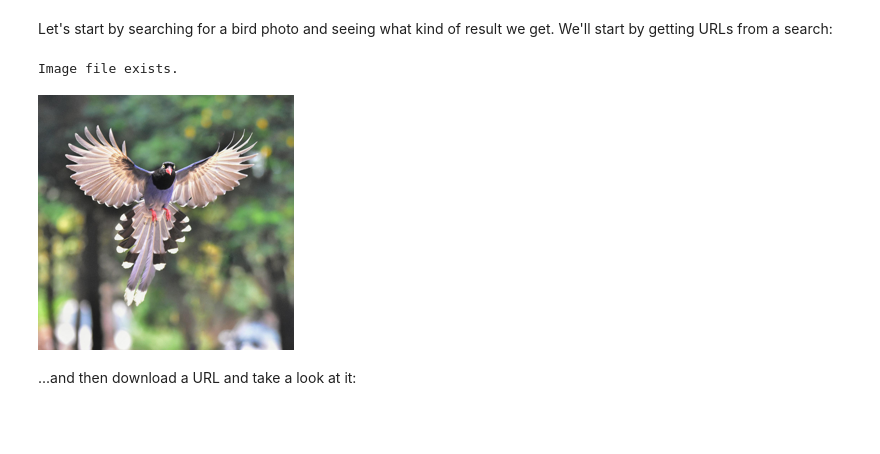
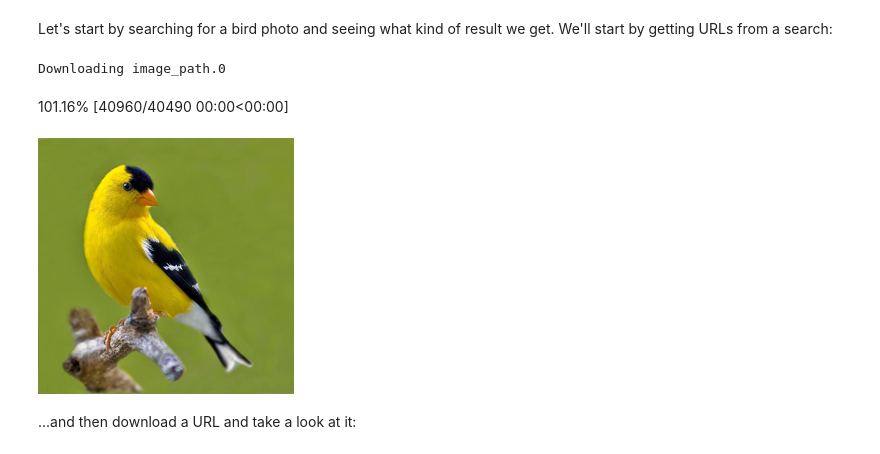
Before and after one commit to bthek1/fastAIcourse, a Jupyter notebook: nbs/000_Intro.ipynb, the cells around one changed output. Saved outputs shown, nothing was run; the diff lists cells and outputs as text; code cells hidden in the pictures; blank space fills up the shorter version.

```diff
--- a/nbs/000_Intro.ipynb
+++ b/nbs/000_Intro.ipynb
@@ -60,10 +60,11 @@ import shutil
 Let's start by searching for a bird photo and seeing what kind of result we get. We'll start by getting URLs from a search:
 # %%
 #|eval: false
-functions.download_pic('bird', n_images = 1, show_progress=True, recreate = False)
+functions.download_pic('bird', n_images = 1, folder = './Data', show_progress=True, recreate = False)
 # %% [output]
-Image file exists.
+Downloading image_path.0
+101.16% [40960/40490 00:00<00:00]
-[figure, old version]
+[figure, new version]
 # %% [markdown]
 ...and then download a URL and take a look at it:
 # %% [markdown]
```
Also changed, not shown: parts of 6 cells of this notebook, 4 other files.
